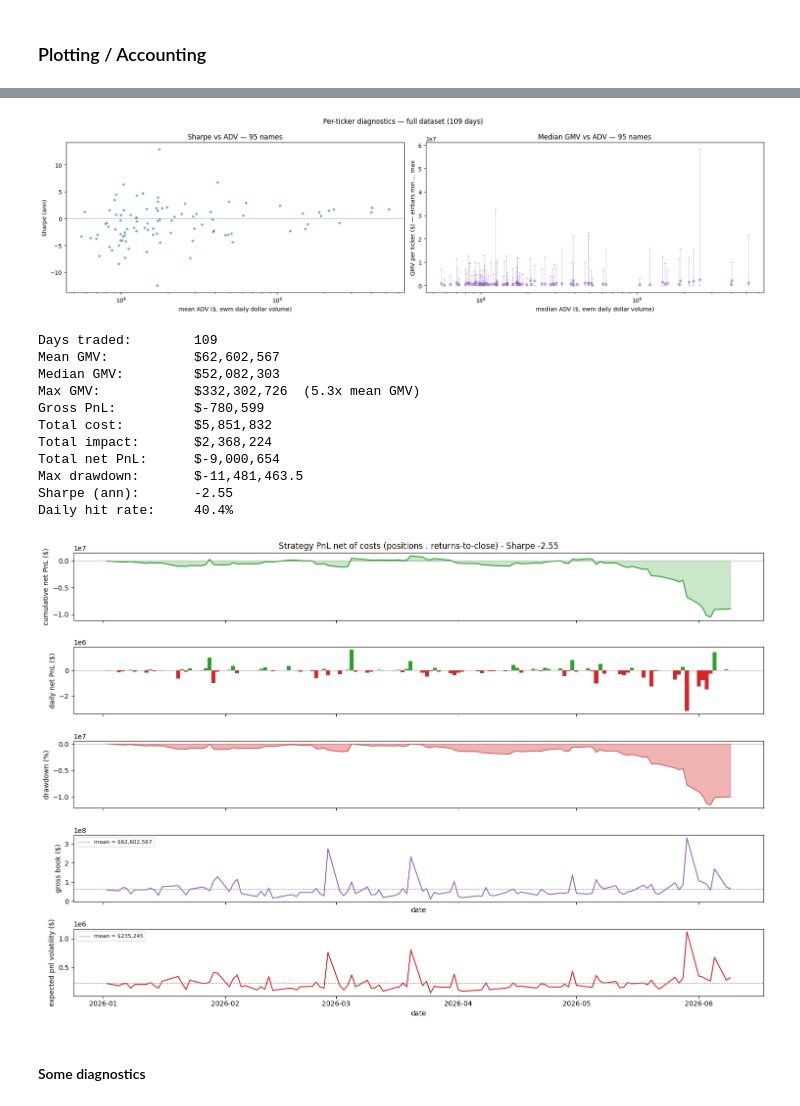
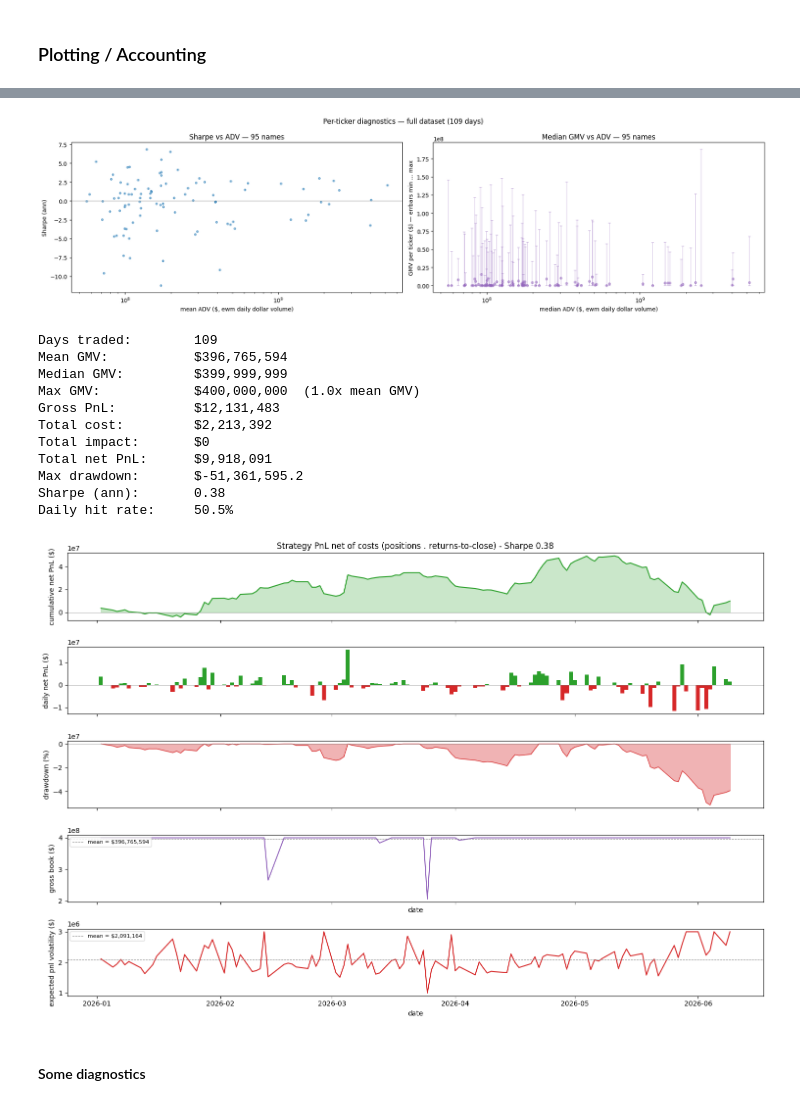
Before and after one commit to MichaelCusackNelkin/Summer_Research_2026, a Jupyter notebook: notebook_studies/overnight_optimal_portfolio.ipynb, the cells around one changed output, grey strips where cells are left out. Cells and saved outputs as stored; diff of their text form; code cells hidden in the pictures.

Commit message:
first draft

```diff
--- a/notebook_studies/overnight_optimal_portfolio.ipynb
+++ b/notebook_studies/overnight_optimal_portfolio.ipynb
@@ -214,9 +214,9 @@ open_5min = (
         pl.col("ts_event").dt.date().alias("date"),
         ((pl.col("ask_px_00") + pl.col("bid_px_00")) / 2).alias("mid"),
     )
-    .filter(pl.col("ts_event").dt.time().is_between(pl.time(9, 33), pl.time(9, 35)))
+    .filter(pl.col("ts_event").dt.time().is_between(pl.time(9, 30), pl.time(9, 40)))
     .group_by(["date", "symbol"], maintain_order=True)
-    .agg(pl.col("mid").mean().alias("open_5min_mid"))
+    .agg(pl.col("mid").last().alias("open_5min_mid"))
     .collect(engine="streaming")
 )
 
@@ -242,6 +242,15 @@ imb_print = (
     .agg(pl.col(["side", "total_imbalance_qty", "paired_qty", "ref_price"]).first())
     .collect(engine="streaming")
 )
+
+implied_return = (
+    df_imbalance
+    .filter(pl.col("ts_event").dt.time().is_between(pl.time(15, 55, 0), pl.time(15, 57, 45)))
+    .with_columns(pl.col("ts_event").dt.date().alias("date"))
+    .group_by(["date", "symbol"], maintain_order=True)
+    .agg((pl.col("auct_interest_clr_price")/pl.col("ref_price") - 1).first().alias("implied_return"))
+    .collect(engine="streaming")
+)
 # %% [markdown]
 ### Assemble target + features
 
@@ -263,6 +272,7 @@ data = (
     .join(recent_return,   on=["date", "symbol"])
     .join(avg_daily_dollar_volume, on=["date", "symbol"])
     .join(daily_vol,       on=["date", "symbol"])
+    .join(implied_return,       on=["date", "symbol"])
     .sort(["symbol", "date"])
     # --- overnight exit = NEXT trading day's open, shifted within symbol ---
     .with_columns(
@@ -326,6 +336,7 @@ data = (
         (pl.col("overnight_return_5min") - pl.col("overnight_return_5min").mean().over("date")).alias("overnight_return_5min_xm"),
         (pl.col("close_overshoot") - pl.col("close_overshoot").mean().over("date")).alias("close_overshoot_xm"),
         (pl.col("recent_return") - pl.col("recent_return").mean().over("date")).alias("recent_return_xm"),
+        (pl.col("implied_return").rank().over("date")).alias("implied_return_xm"),
         (pl.col("auction_dollar_volume_ratio") - pl.col("auction_dollar_volume_ratio").mean().over("date")).alias("auction_dollar_volume_ratio_xm"),
         (
             ((pl.col("net_signed_imb").rank().over(pl.col("date")) - pl.col("net_signed_imb").rank().min().over(pl.col("date")))
@@ -531,6 +542,7 @@ from sklearn.linear_model import Ridge
 
 features = [
         "close_overshoot_xm",
+        "implied_return_xm"
     ]
 TARGET = "overnight_return_xm"
 
@@ -574,10 +587,10 @@ import warnings
 
 N_JOBS = max(1, os.cpu_count() - 2)
 COMMISSION_PER_SHARE = 0.0035
-LAMBDA = 1e-6                            # Risk aversion per dollar, ~OOM of 1 / (intended capital).
-DAILY_DOLLAR_VOL_CAP = 1e10
-IMPACT_GAMMA = 0.15                       # square-root impact coefficient: I = gamma*sqrt(Q$/ADV$), gamma ~ O(0..1)
-MAX_DOLLAR_GMV = 1e10
+LAMBDA = 1e-7                            # Risk aversion per dollar, ~OOM of 1 / (intended capital).
+DAILY_DOLLAR_VOL_CAP = 3_000_000
+IMPACT_GAMMA = 0.0                       # square-root impact coefficient: I = gamma*sqrt(Q$/ADV$), gamma ~ O(0..1)
+MAX_DOLLAR_GMV = 400_000_000
 
 def _solve_chunk(symbols, Sigma_r, Sigma_f, Loadings, eps_diag, lam, gam, vol_cap, max_gmv, day_records):
     """One worker: compile the QP once, then warm-start through its chunk of days."""
@@ -694,10 +707,10 @@ pos_long = pl.DataFrame({
 name_daily = (
     test_data
     .join(pos_long, on=["date", "symbol"], how="inner")
-    .with_columns((pl.col("auction_price") / pl.col("entry_price") - 1.0).alias("ret_to_close"))
+    .with_columns((pl.col("next_open_5min") / pl.col("entry_price") - 1.0).alias("ret_to_close"))
     .with_columns((COMMISSION_PER_SHARE / pl.col("entry_price")).alias("comm_rate"))
     .with_columns(
-        (0.5 * pl.col("spread_return") + 2.0 * pl.col("comm_rate"))
+        (0 * pl.col("spread_return") + 2.0 * pl.col("comm_rate"))
             .clip(lower_bound=0.0).alias("cost_rate")
     )
     .with_columns(
@@ -750,7 +763,7 @@ fig.suptitle(f"Per-ticker diagnostics — full dataset ({len(weights)} days)")
 fig.tight_layout()
 plt.show()
 # %% [output]
-[figure, old version]
+[figure, new version]
 # %%
 # ===== Strategy PnL: dollar positions . returns-to-close, net of costs =====
 # `weights` is the optimizer's ABSOLUTE-DOLLAR book per day: {date: {symbol: $ position}}.
@@ -775,7 +788,7 @@ pos_long = pl.DataFrame({
 pnl_daily = (
     test_data
     .join(pos_long, on=["date", "symbol"], how="inner")
-    .with_columns((pl.col("auction_price") / pl.col("entry_price") - 1.0).alias("ret_to_close"))
+    .with_columns((pl.col("next_open_5min") / pl.col("entry_price") - 1.0).alias("ret_to_close"))
     .with_columns(
         (pl.col("dollar_pos") * pl.col("ret_to_close")).alias("gross_pnl"),                       # $pos . return
         (COMMISSION_PER_SHARE / pl.col("entry_price")).alias("comm_rate"),                        # per-leg commission, as a return
@@ -783,7 +796,7 @@ pnl_daily = (
     # spread_return is close_spread + next_open_spread; charging half of it prices one half-spread
     # at each of the two auction legs + commission on BOTH legs.
     .with_columns(
-        (0.5 * pl.col("spread_return") + 2.0 * pl.col("comm_rate"))
+        (0 * pl.col("spread_return") + 2.0 * pl.col("comm_rate"))
             .clip(lower_bound=0.0).alias("cost_rate"),
     )
     .with_columns(
@@ -859,44 +872,44 @@ ax_bar.bar(dts, pnl, color=np.where(pnl >= 0, "tab:green", "tab:red"), width=1.0
 ax_bar.axhline(0, color="grey", lw=0.5)
 ax_bar.set_ylabel("daily net PnL ($)")
 
 # Underwater curve: distance below the running high-water mark of cumulative PnL.
 ax_dd.fill_between(dts, drawdown, 0.0, color="tab:red", alpha=0.35)
 ax_dd.plot(dts, drawdown, color="tab:red", lw=0.8)
 ax_dd.axhline(0, color="grey", lw=0.5)
 dd_idx = int(np.argmin(drawdown))
 # ax_dd.annotate(f"max DD {max_dd*100:,.1f}%", xy=(dts[dd_idx], max_dd),
 #                xytext=(5, 8), textcoords="offset points", fontsize=8, color="tab:red")
 ax_dd.set_ylabel("drawdown (%)")
 
 ax_gmv.plot(dts, gmv, color="tab:purple")
 ax_gmv.axhline(mean_gmv, color="grey", lw=0.8, ls="--", label=f"mean = ${mean_gmv:,.0f}")
 ax_gmv.set_ylabel("gross book ($)")
 ax_gmv.set_xlabel("date")
 ax_gmv.legend(loc="upper left", fontsize=8)
 
 ax_vol.plot(dts, exp_vol, color="tab:red")
 ax_vol.axhline(np.nanmean(exp_vol), color="grey", lw=0.8, ls="--", label=f"mean = ${np.nanmean(exp_vol):,.0f}")
 ax_vol.set_ylabel("expected pnl volatility ($)")
 ax_vol.set_xlabel("date")
 ax_vol.legend(loc="upper left", fontsize=8)
 # ax_vol.ticklabel_format(style='plain', axis='y', useOffset=False)
 
 
 fig.tight_layout()
 plt.show()
 # %% [output]
 Days traded:        109
-Mean GMV:           $62,602,567
-Median GMV:         $52,082,303
-Max GMV:            $332,302,726  (5.3x mean GMV)
-Gross PnL:          $-780,599
-Total cost:         $5,851,832
-Total impact:       $2,368,224
-Total net PnL:      $-9,000,654
-Max drawdown:       $-11,481,463.5
-Sharpe (ann):       -2.55
-Daily hit rate:     40.4%
+Mean GMV:           $396,765,594
+Median GMV:         $399,999,999
+Max GMV:            $400,000,000  (1.0x mean GMV)
+Gross PnL:          $12,131,483
+Total cost:         $2,213,392
+Total impact:       $0
+Total net PnL:      $9,918,091
+Max drawdown:       $-51,361,595.2
+Sharpe (ann):       0.38
+Daily hit rate:     50.5%
-[figure, old version]
+[figure, new version]
 # %% [markdown]
 #### Some diagnostics
 # %%
```
Also changed, not shown: parts of 12 cells of this notebook, 22 other files.
